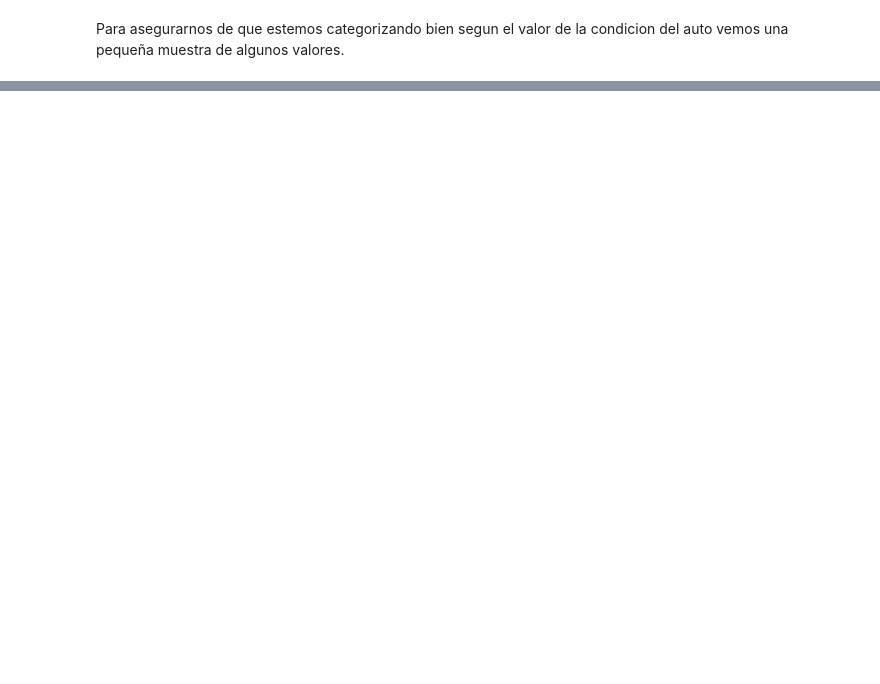
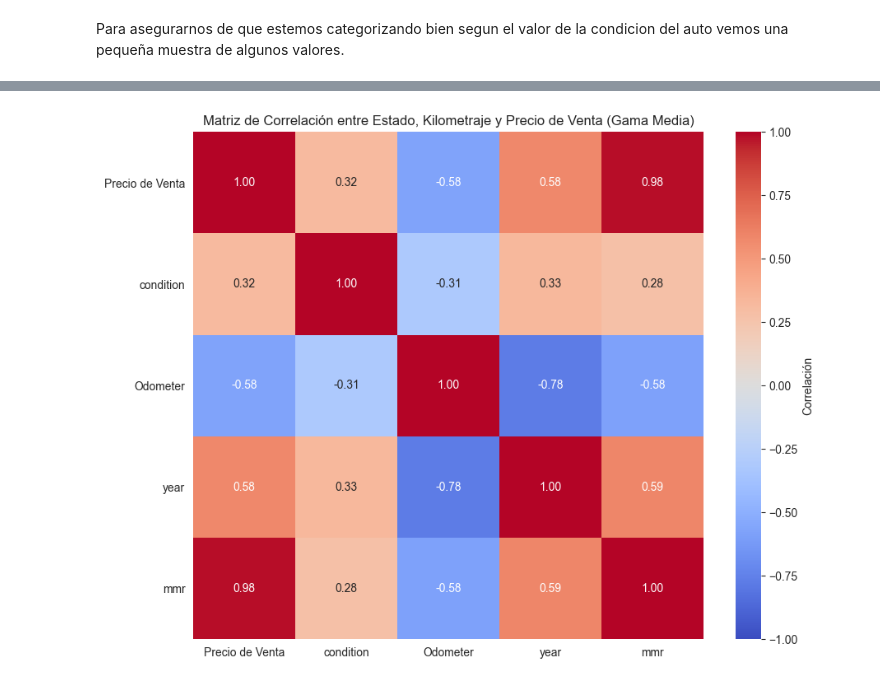
Before and after one commit to maxidom99/DataScience-CoderHouse, a Jupyter notebook: ProyectoDS_ParteI_Dominguez.ipynb, the cells around one changed output, grey strips where cells are left out. Cells and saved outputs as stored; diff of their text form; code cells hidden in the pictures; blank space fills up the shorter version.

```diff
--- a/ProyectoDS_ParteI_Dominguez.ipynb
+++ b/ProyectoDS_ParteI_Dominguez.ipynb
@@ -739,0 +408,10 @@ weighted avg       0.92      0.92      0.92    160093
+# %%
+plt.figure(figsize=(10, 8))
+heatmap = sns.heatmap(var_cat_correlation, annot=True, cmap='coolwarm', fmt='.2f', vmin=-1, vmax=1, cbar_kws={'label': 'Correlación'})
+
+heatmap.set_xticklabels(['Precio de Venta','condition', 'Odometer','year','mmr'])
+heatmap.set_yticklabels(['Precio de Venta','condition', 'Odometer','year','mmr'], rotation=0)
+plt.title('Matriz de Correlación entre Estado, Kilometraje y Precio de Venta (Gama Media)')
+plt.show()
+# %% [output]
+[figure, added]
```
Also changed, not shown: parts of 89 cells of this notebook.
